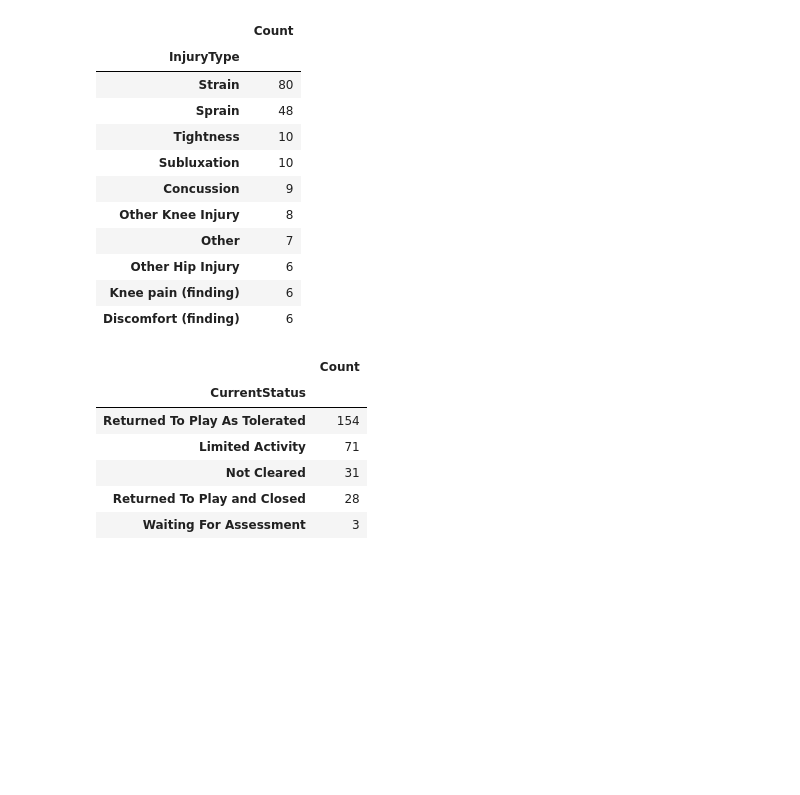
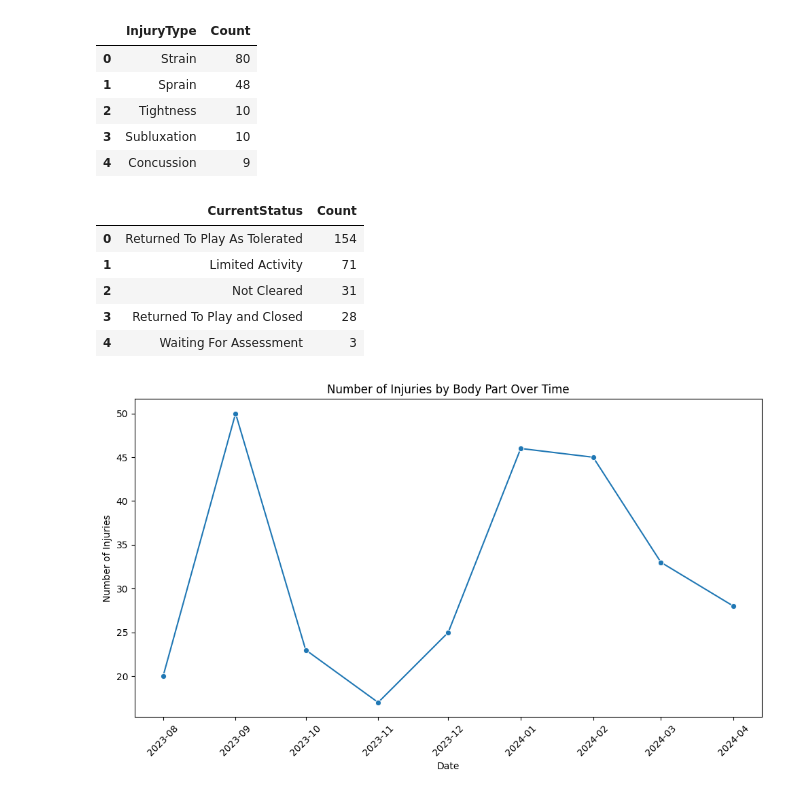
Before and after one commit to bachnguyen234/da301-isaac-athletics, a Jupyter notebook: bach_main_file.ipynb, the cells around one changed output. Drawn from its saved outputs; the diff is of its cells as text; code cells hidden in the pictures; blank space fills up the shorter version.

Commit message:
added plots

```diff
--- a/bach_main_file.ipynb
+++ b/bach_main_file.ipynb
@@ -22,6 +22,7 @@ def date_coversion(date):
 # Changing date formatting
 df_injuries.drop(columns = ["DateOfReturn", "ReportedDate"], inplace = True)
 df_injuries["ProblemDate"] = df_injuries["ProblemDate"].str.replace("/", "-").apply(date_coversion)
+df_injuries["ProblemDate"] = pd.to_datetime(df_injuries["ProblemDate"])
 
 # Filling NA's
 df_injuries["Side"] = df_injuries["Side"].fillna("Does Not Apply")
@@ -81,33 +72,47 @@ body_part_group.head(10)
 # %%
 # Summary count for injury type groups
-injury_group = df_injuries.groupby("InjuryType").count().filter(["Code"]).rename(columns = {"Code": "Count"}).sort_values(by = "Count", ascending = False)
+injury_group = df_injuries.groupby("InjuryType").count().filter(["Code"]).rename(columns = {"Code": "Count"}).sort_values(by = "Count", ascending = False).reset_index()
 
-# Displaying the top 10 highest count
-injury_group.head(10)
+# Displaying the top 5 highest count
+injury_top5 = injury_group.head(5)
+injury_top5
 # %% [output]
-|  | Count |
-| InjuryType |  |
-| Strain | 80 |
-| Sprain | 48 |
-| Tightness | 10 |
-| Subluxation | 10 |
-| Concussion | 9 |
-| Other Knee Injury | 8 |
-| Other | 7 |
-| Other Hip Injury | 6 |
-| Knee pain (finding) | 6 |
-| Discomfort (finding) | 6 |
+|  | InjuryType | Count |
+| 0 | Strain | 80 |
+| 1 | Sprain | 48 |
+| 2 | Tightness | 10 |
+| 3 | Subluxation | 10 |
+| 4 | Concussion | 9 |
 # %%
 # Summary count for recovery status groups
-recovery_group = df_injuries.groupby("CurrentStatus").count().filter(["Code"]).rename(columns = {"Code": "Count"}).sort_values(by = "Count", ascending = False)
+recovery_group = df_injuries.groupby("CurrentStatus").count().filter(["Code"]).rename(columns = {"Code": "Count"}).sort_values(by = "Count", ascending = False).reset_index()
 
-# Displaying the top 10 highest count
-recovery_group.head(10)
+# Displaying the top 5 highest count
+recovery_group.head(5)
 # %% [output]
-|  | Count |
-| CurrentStatus |  |
-| Returned To Play As Tolerated | 154 |
-| Limited Activity | 71 |
-| Not Cleared | 31 |
-| Returned To Play and Closed | 28 |
-| Waiting For Assessment | 3 |
+|  | CurrentStatus | Count |
+| 0 | Returned To Play As Tolerated | 154 |
+| 1 | Limited Activity | 71 |
+| 2 | Not Cleared | 31 |
+| 3 | Returned To Play and Closed | 28 |
+| 4 | Waiting For Assessment | 3 |
+# %%
+df_filtered = df_injuries.groupby([df_injuries['ProblemDate'].dt.to_period('M')]).size().reset_index(name='Count')
+
+# Convert period to datetime for easier plotting
+df_filtered['ProblemDate'] = df_filtered['ProblemDate'].dt.to_timestamp()
+
+# Plot the data
+plt.figure(figsize=(10, 6))
+sns.lineplot(data=df_filtered, x='ProblemDate', y='Count', marker='o')
+
+# Customize plot labels and title
+plt.title('Number of Injuries by Body Part Over Time')
+plt.xlabel('Date')
+plt.ylabel('Number of Injuries')
+plt.xticks(rotation = 45)
+plt.tight_layout()
+
+plt.show()
+# %% [output]
+[figure, added]
```
Also changed, not shown: parts of 5 cells of this notebook.
